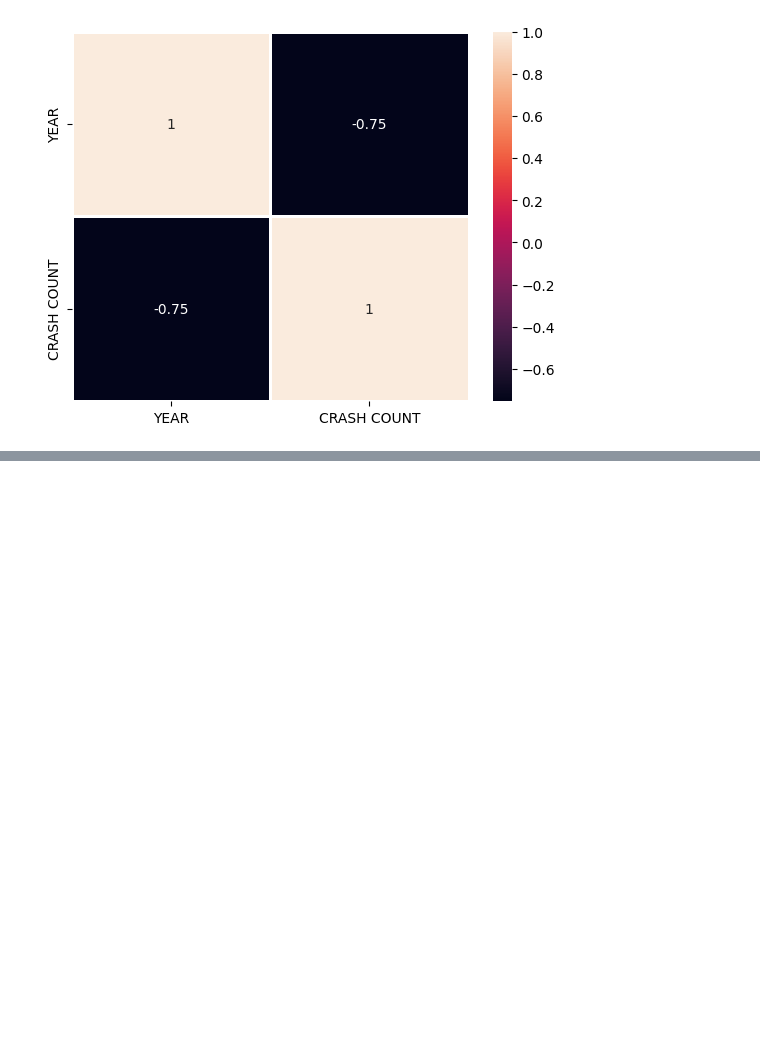
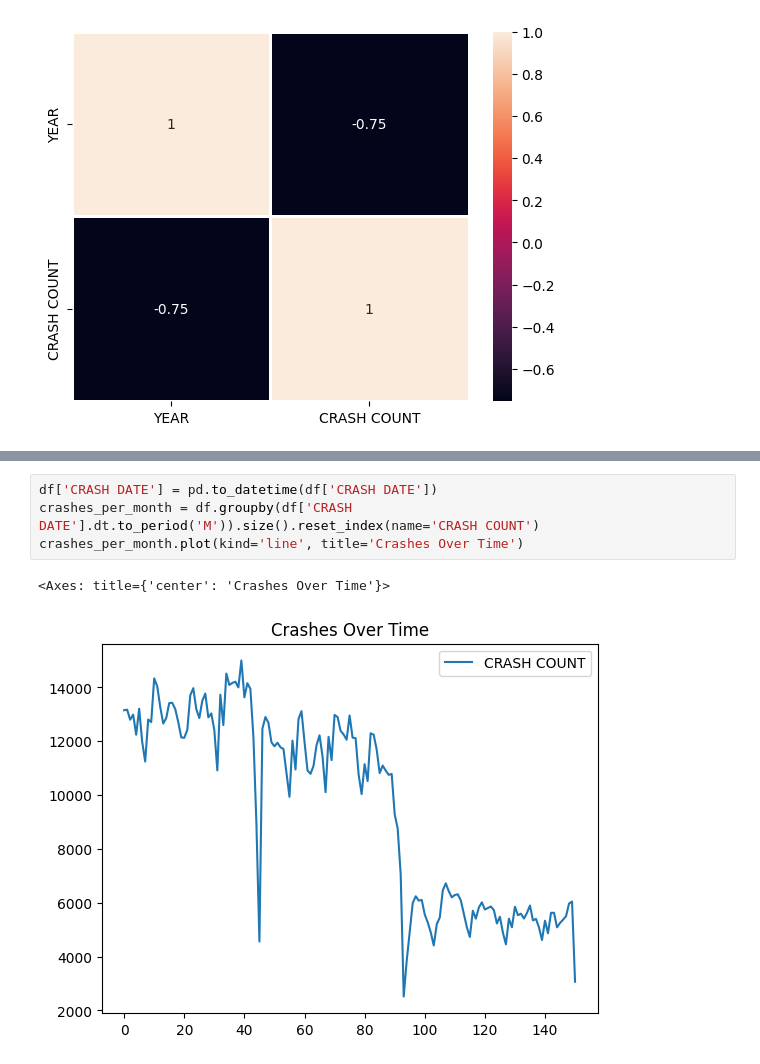
Before and after one commit to ragibasif/NYC-mvc-crashes, a Jupyter notebook: main.ipynb, the cells around one changed output, grey strips where cells are left out. Cells and saved outputs as stored; diff of their text form; blank space fills up the shorter version.

```diff
--- a/main.ipynb
+++ b/main.ipynb
@@ -386,0 +391,7 @@ ValueError: List of boxplot statistics and `positions` values must have same the
+# %%
+df['CRASH DATE'] = pd.to_datetime(df['CRASH DATE'])
+crashes_per_month = df.groupby(df['CRASH DATE'].dt.to_period('M')).size().reset_index(name='CRASH COUNT')
+crashes_per_month.plot(kind='line', title='Crashes Over Time')
+# %% [output]
+<Axes: title={'center': 'Crashes Over Time'}>
+[figure, added]
```
Also changed, not shown: parts of 15 cells of this notebook.
